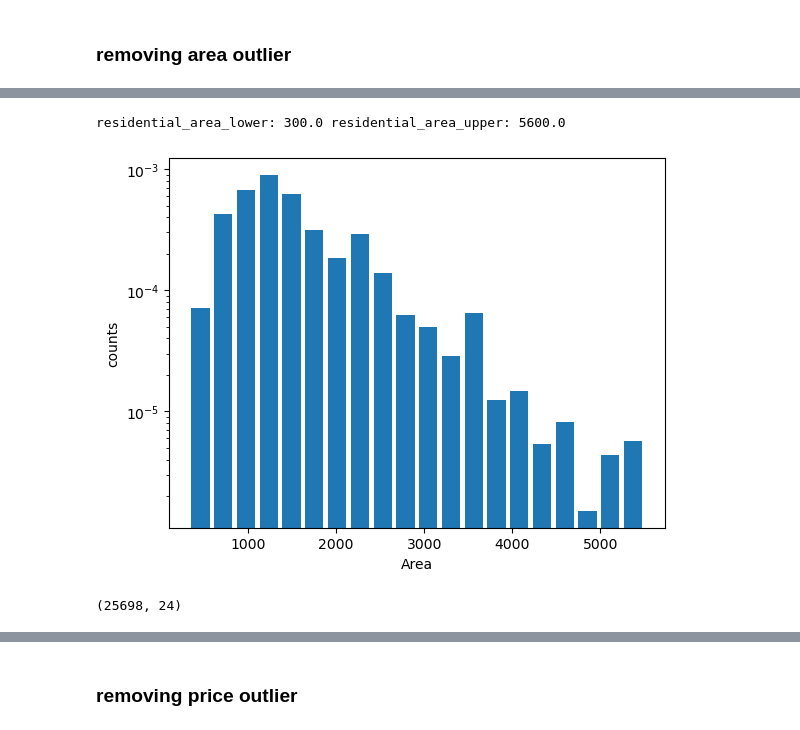
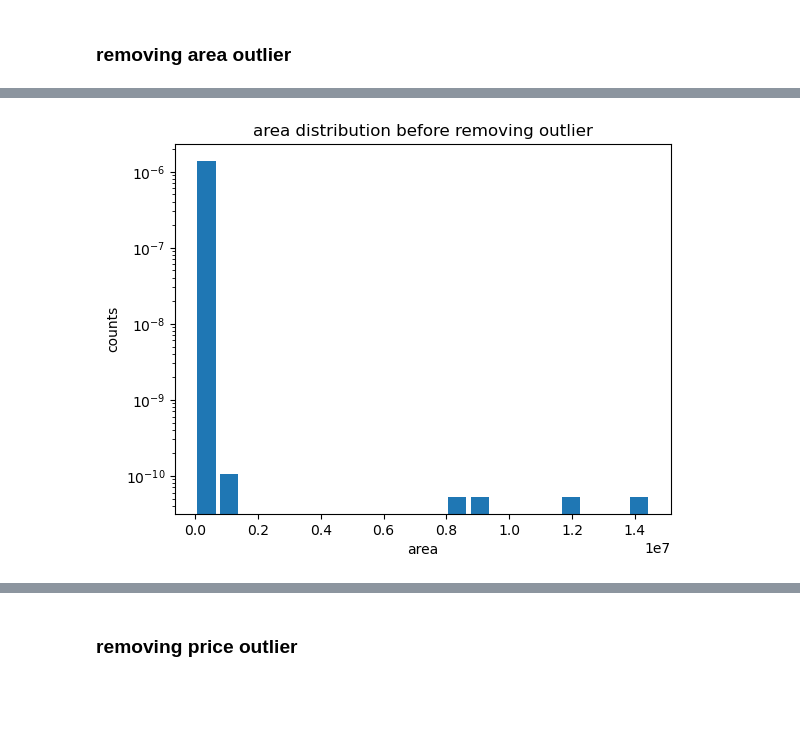
Before and after one commit to OmdenaAI/dhaka-bangladesh-real-estate-recommendation, a Jupyter notebook: src/tasks/task-4-model-development/sarang_ali/removing_outliers/outlier_detection.ipynb, the cells around one changed output, grey strips where cells are left out. Drawn from its saved outputs; the diff is of its cells as text; code cells hidden in the pictures; blank space fills up the shorter version.

Commit message:
Updated_function

```diff
--- a/src/tasks/task-4-model-development/sarang_ali/removing_outliers/outlier_detection.ipynb
+++ b/src/tasks/task-4-model-development/sarang_ali/removing_outliers/outlier_detection.ipynb
@@ -33,6 +33,40 @@ df.shape
 # replacing 0 with nan in relavent features to better perform outlier detection
 cols = ['area', 'price']
 df[cols] = df[cols].replace(0,np.nan)
+# %%
+#function to remove outliers with percentile and iqr techniques
+def remove_outliers(dataframe,feature, method='percentile', lower=0.01, upper=0.99):
+    if method == 'percentile':
+        lower_bound = dataframe[feature].quantile(lower)
+        upper_bound = dataframe[feature].quantile(upper)
+        print(f"lower_bound: {lower_bound} upper_bound: {upper_bound}")
+    elif method == 'iqr':
+        q1 = dataframe[feature].quantile(0.25)
+        q3 = dataframe[feature].quantile(0.75)
+        iqr = q3 - q1
+        lower_bound = q1 - 1.5 * iqr
+        upper_bound = q3 + 1.5 * iqr
+        print(f"lower_bound: {lower_bound} upper_bound: {upper_bound}")
+    else:
+        raise ValueError('Invalid method')
+    no_outlier_df = dataframe[((dataframe[feature] > lower_bound) & (dataframe[feature] < upper_bound))]
+    print(f"shape before removing {feature} outlier: {dataframe.shape} \
+          shape after removing {feature} outlier: {no_outlier_df.shape}")
+    #plotting the result
+    plt.hist(no_outlier_df[feature], bins=20, rwidth=0.8, log=True, density=True)
+    plt.xlabel(feature)
+    plt.ylabel('counts')
+    plt.title(f"{feature} distribution after removing outliers")
+    plt.show()
+
+    return no_outlier_df
+
+def plot_distribution(dataframe, feature):
+    plt.hist(dataframe[feature], bins=20, rwidth=0.8, log=True, density=True)
+    plt.xlabel(feature)
+    plt.ylabel('counts')
+    plt.title(f"{feature} distribution before removing outlier")
+    plt.show()
 # %%
 ## its good to separate the datasets based on building_nature to better identify outliers
 residential_df = df[df['building_nature']=='Residential']
@@ -72,19 +81,4 @@ plt.show()
-# %%
-#removing outlier area using percentile
-residential_area_lower, residential_area_upper = detect_outliers(feature= residential_df['area'],lower=0.01,upper= 0.99)
-print(f"residential_area_lower: {residential_area_lower} residential_area_upper: {residential_area_upper}")
-
-residential_df = residential_df [((residential_df['area'] > residential_area_lower) & (residential_df['area'] < residential_area_upper))]
-# %% [output]
-residential_area_lower: 300.0 residential_area_upper: 5600.0
-# %%
-plt.hist(residential_df['area'], bins=20, rwidth=0.8, log=True, density=True)
-plt.xlabel('Area')
-plt.ylabel('counts')
-plt.show()
-# %% [output]
-[figure, removed]
-# %%
-residential_df.shape
-# %% [output]
-(25698, 24)
+# %%
+plot_distribution(residential_df,'area')
+# %% [output]
+[figure, added]
```
Also changed, not shown: parts of 50 cells of this notebook.
